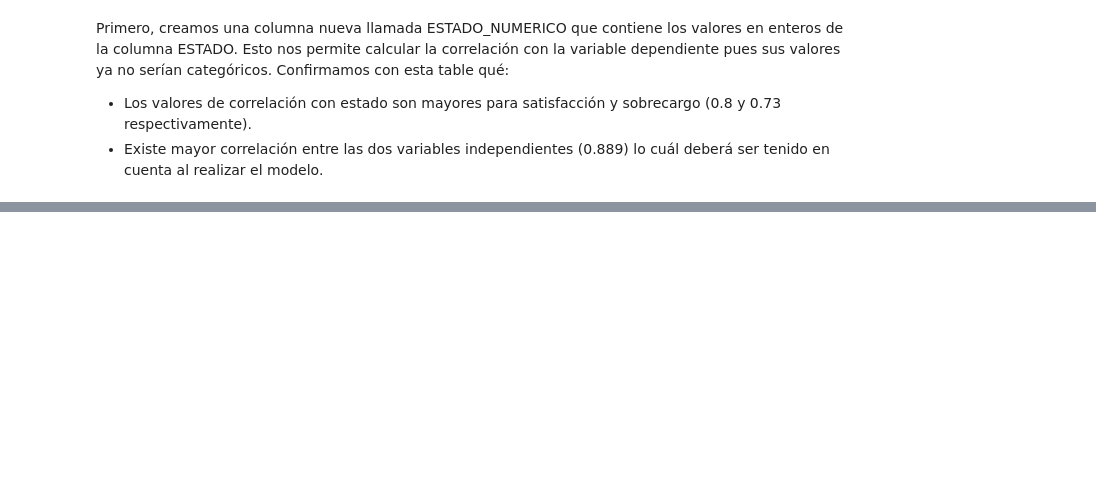
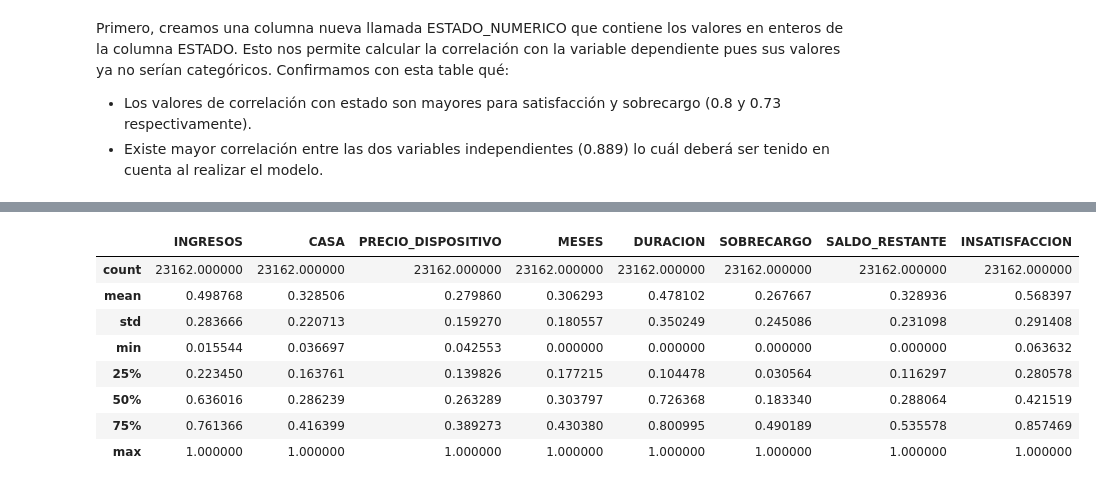
Before and after one commit to marcopza/DAProject, a Jupyter notebook: Proyecto Analítica de Datos.ipynb, the cells around one changed output, grey strips where cells are left out. Saved outputs shown, nothing was run; the diff lists cells and outputs as text; code cells hidden in the pictures; blank space fills up the shorter version.

```diff
--- a/Proyecto Analítica de Datos.ipynb
+++ b/Proyecto Analítica de Datos.ipynb
@@ -188,0 +200,17 @@ y sobrecargo (0.8 y 0.73 respectivamente).
+# %%
+df_scaled = df.copy()[['INGRESOS', 'CASA', 'PRECIO_DISPOSITIVO', 'MESES',
+'DURACION', 'SOBRECARGO', 'SALDO_RESTANTE']]
+df_scaled['INSATISFACCION'] = df['SATISFACCION']
+for column in df_scaled.columns:
+    df_scaled[column] = df_scaled[column] / df_scaled[column].abs().max()
+df_scaled.describe(include='all')
+# %% [output]
+|  | INGRESOS | CASA | PRECIO_DISPOSITIVO | MESES | DURACION | SOBRECARGO | SALDO_RESTANTE | INSATISFACCION |
+| count | 23162.000000 | 23162.000000 | 23162.000000 | 23162.000000 | 23162.000000 | 23162.000000 | 23162.000000 | 23162.000000 |
+| mean | 0.498768 | 0.328506 | 0.279860 | 0.306293 | 0.478102 | 0.267667 | 0.328936 | 0.568397 |
+| std | 0.283666 | 0.220713 | 0.159270 | 0.180557 | 0.350249 | 0.245086 | 0.231098 | 0.291408 |
+| min | 0.015544 | 0.036697 | 0.042553 | 0.000000 | 0.000000 | 0.000000 | 0.000000 | 0.063632 |
+| 25% | 0.223450 | 0.163761 | 0.139826 | 0.177215 | 0.104478 | 0.030564 | 0.116297 | 0.280578 |
+| 50% | 0.636016 | 0.286239 | 0.263289 | 0.303797 | 0.726368 | 0.183340 | 0.288064 | 0.421519 |
+| 75% | 0.761366 | 0.416399 | 0.389273 | 0.430380 | 0.800995 | 0.490189 | 0.535578 | 0.857469 |
+| max | 1.000000 | 1.000000 | 1.000000 | 1.000000 | 1.000000 | 1.000000 | 1.000000 | 1.000000 |
```
Also changed, not shown: parts of 13 cells of this notebook.
